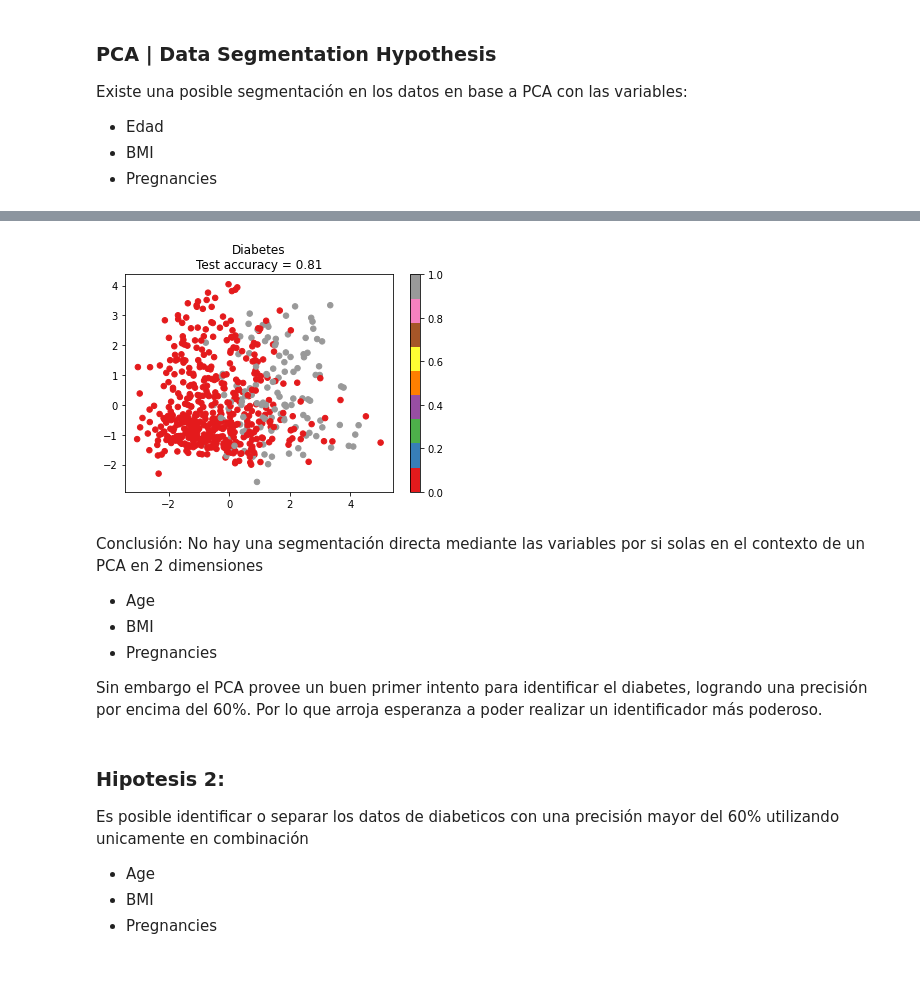
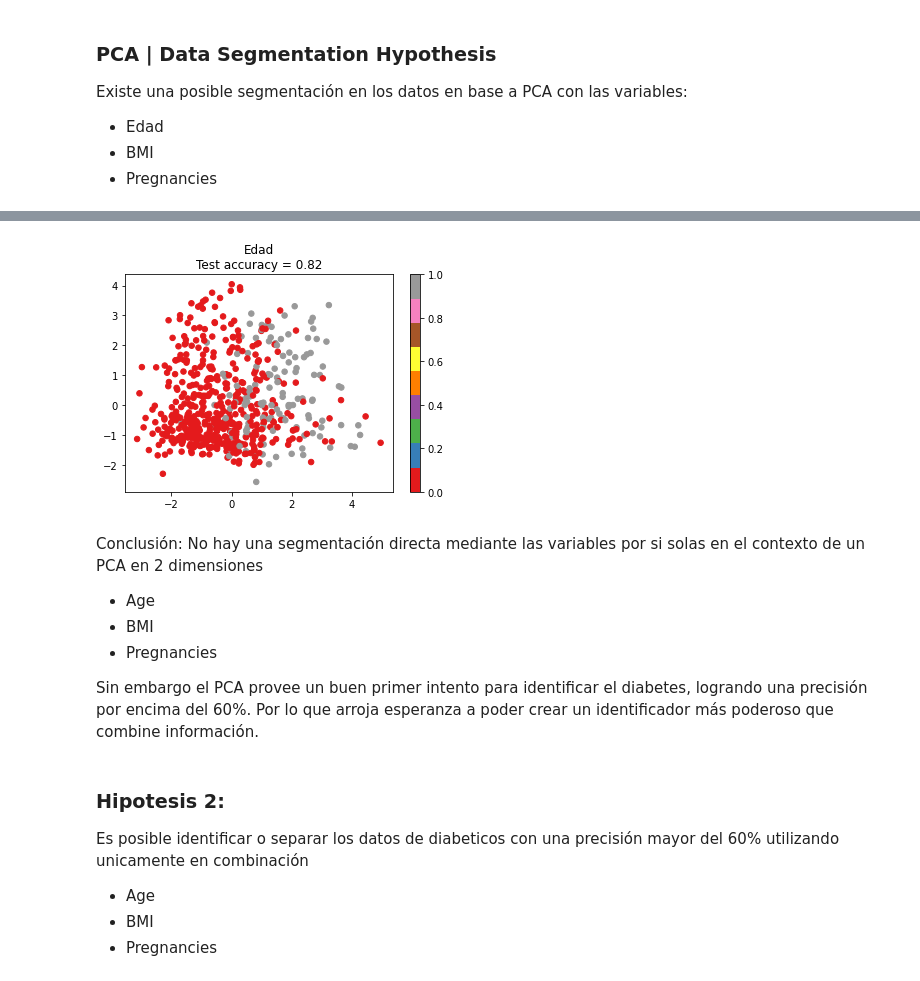
Before and after one commit to fbientrigo/machine-learning, a Jupyter notebook: Curso IA/Proyecto Final/diabetes_main.ipynb, the cells around one changed output, grey strips where cells are left out. Saved outputs shown, nothing was run; the diff lists cells and outputs as text; code cells hidden in the pictures.

```diff
--- a/Curso IA/Proyecto Final/diabetes_main.ipynb
+++ b/Curso IA/Proyecto Final/diabetes_main.ipynb
@@ -395,11 +420,11 @@ PCA_KNN(X,y,name='BMI',n_neighbors=2)
 # %%
-# Diabetes
+# Diabetes y Edad
 X, y = data.loc[:,:'Age'], data['Outcome']
-PCA_KNN(X,y,name='Diabetes',n_neighbors=2)
+PCA_KNN(X,y,name='Edad',n_neighbors=2)
 
 # existe una segmentación de datos bastante buena para el diabetes
 # %% [output]
-[figure, old version]
+[figure, new version]
 # %% [markdown]
 Conclusión:
 No hay una segmentación directa mediante las variables por si solas en el contexto de un PCA en 2 dimensiones
@@ -407,7 +432,7 @@ No hay una segmentación directa mediante las variables por si solas en el conte
 - BMI
 - Pregnancies
 
-Sin embargo el PCA provee un buen primer intento para identificar el diabetes, logrando una precisión por encima del 60%. Por lo que arroja esperanza a poder realizar un identificador más poderoso.
+Sin embargo el PCA provee un buen primer intento para identificar el diabetes, logrando una precisión por encima del 60%. Por lo que arroja esperanza a poder crear un identificador más poderoso que combine información.
 # %% [markdown]
 ### Hipotesis 2:
 Es posible identificar o separar los datos de diabeticos con una precisión mayor del 60% utilizando unicamente en combinación
```
Also changed, not shown: parts of 39 cells of this notebook, 2 other files.
